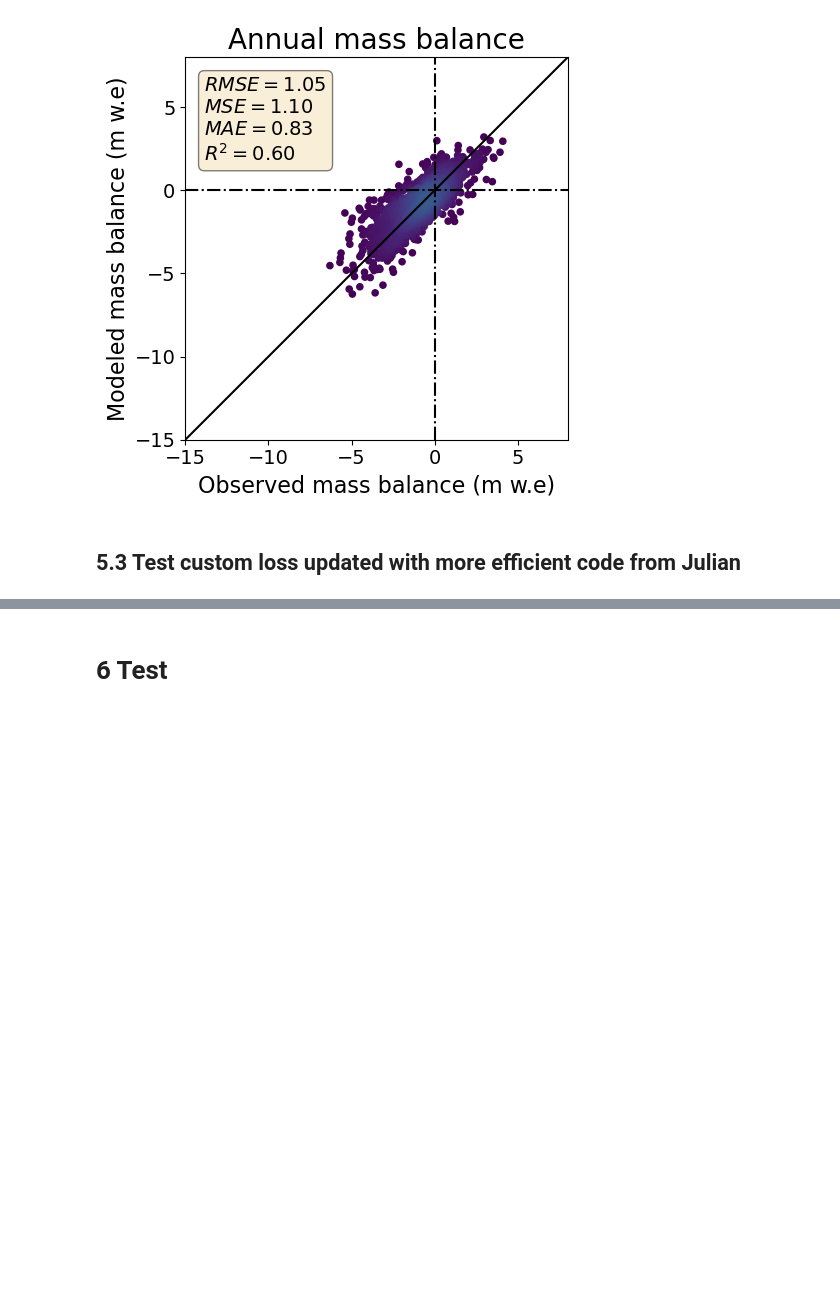
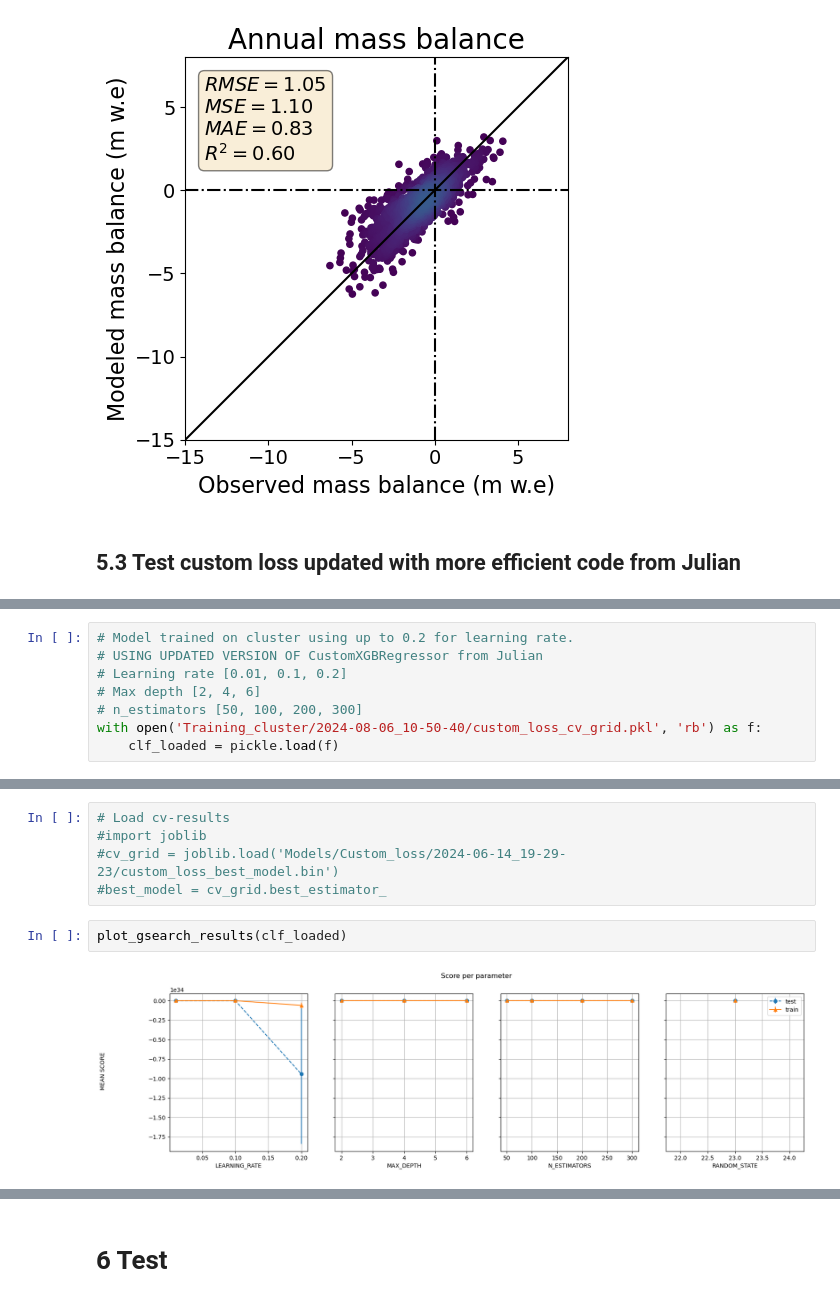
Before and after one commit to khsjursen/ML_MB_Norway, a Jupyter notebook: mb_model_custom_loss.ipynb, the cells around one changed output, grey strips where cells are left out. Saved outputs shown, nothing was run; the diff lists cells and outputs as text; blank space fills up the shorter version.

Commit message:
checking trained model using updated custom loss

```diff
--- a/mb_model_custom_loss.ipynb
+++ b/mb_model_custom_loss.ipynb
@@ -2326,0 +2294,8 @@ plot_prediction(y_test_mean, y_test_pred_agg, data_type='test')
+# %%
+# Model trained on cluster using up to 0.2 for learning rate.
+# USING UPDATED VERSION OF CustomXGBRegressor from Julian
+# Learning rate [0.01, 0.1, 0.2]
+# Max depth [2, 4, 6]
+# n_estimators [50, 100, 200, 300]
+with open('Training_cluster/2024-08-06_10-50-40/custom_loss_cv_grid.pkl', 'rb') as f:
+    clf_loaded = pickle.load(f)
@@ -2326,0 +2318,9 @@ plot_prediction(y_test_mean, y_test_pred_agg, data_type='test')
+# %%
+# Load cv-results
+#import joblib
+#cv_grid = joblib.load('Models/Custom_loss/2024-06-14_19-29-23/custom_loss_best_model.bin')
+#best_model = cv_grid.best_estimator_
+# %%
+plot_gsearch_results(clf_loaded)
+# %% [output]
+[figure, added]
```
Also changed, not shown: parts of 16 cells of this notebook.
